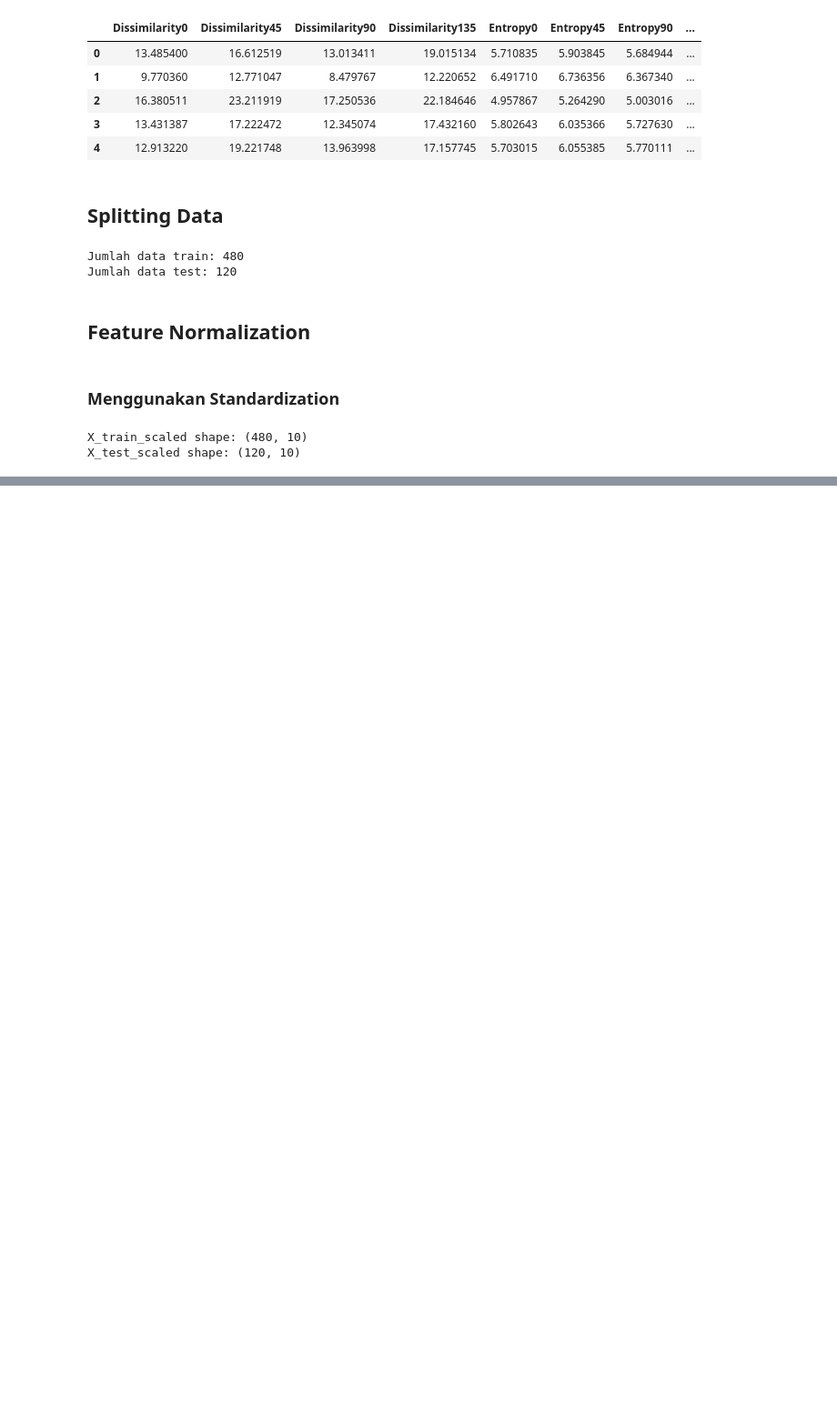
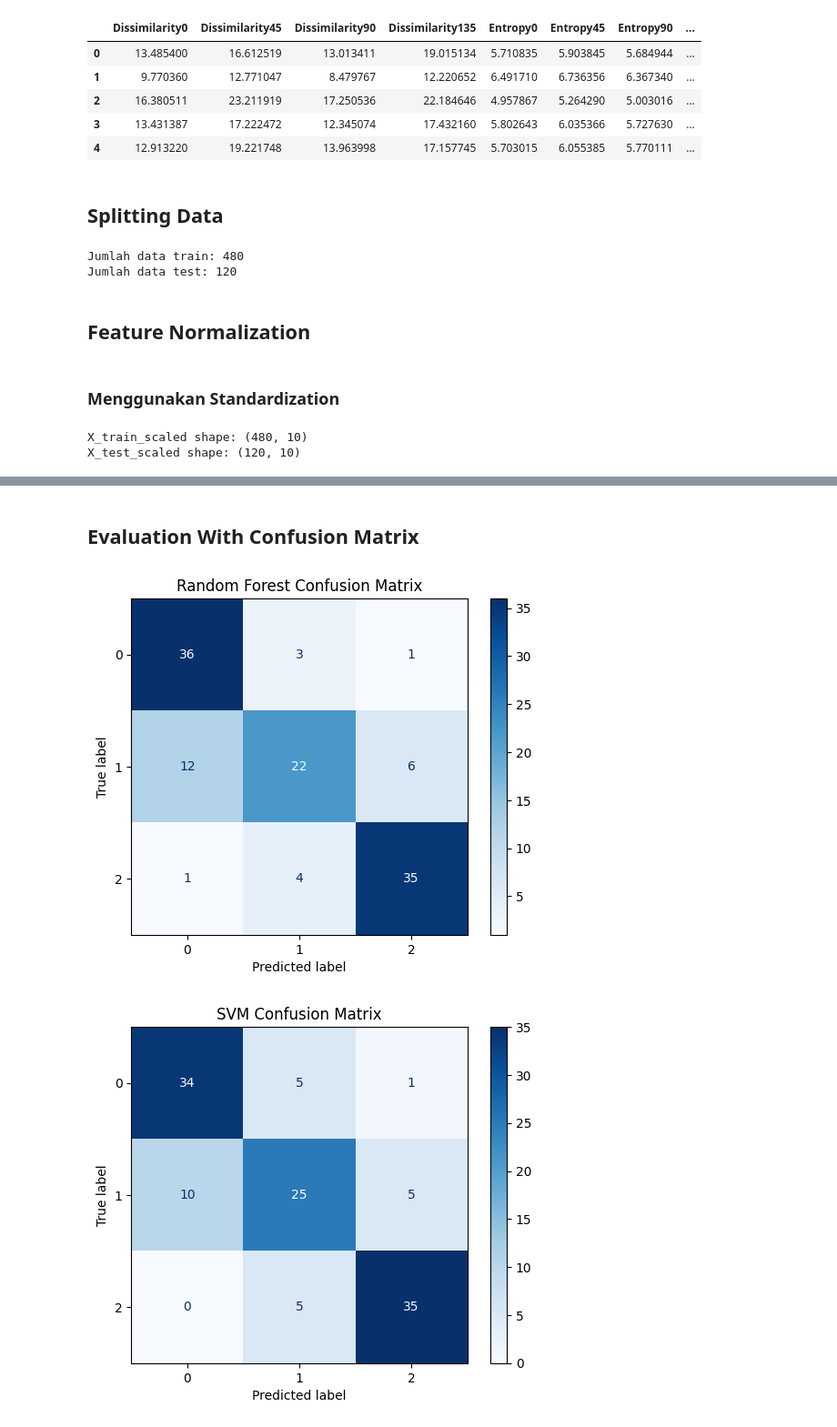
Before and after one commit to borntosleepwell/Project-PCD-Kelompok28, a Jupyter notebook: test1.ipynb, the cells around one changed output, grey strips where cells are left out. Shown at 91% size. Saved outputs shown, nothing was run; the diff lists cells and outputs as text; code cells hidden in the pictures; blank space fills up the shorter version.

```diff
--- a/test1.ipynb
+++ b/test1.ipynb
@@ -411,0 +457,13 @@ X_test_scaled shape: (120, 10)
+# %%
+# Train SVM Classifier
+svm.fit(X_train_scaled, y_train)
+
+# Make predictions and evaluate the model with the training set
+print("\n------SVM: Training Set------")
+y_pred = svm.predict(X_train_scaled)
+generateClassificationReport(y_train, y_pred)
+
+# Make predictions and evaluate the model with the testing set
+print("\n------SVM: Testing Set------")
+y_pred = svm.predict(X_test_scaled)
+generateClassificationReport(y_test, y_pred)
@@ -411,0 +490,13 @@ X_test_scaled shape: (120, 10)
+# %%
+# Train KNN Classifier
+knn.fit(X_train_scaled, y_train)
+
+# Make predictions and evaluate the model with the training set
+print("\n------KNN: Training Set------")
+y_pred = knn.predict(X_train_scaled)
+generateClassificationReport(y_train, y_pred)
+
+# Make predictions and evaluate the model with the testing set
+print("\n------KNN: Testing Set------")
+y_pred = knn.predict(X_test_scaled)
+generateClassificationReport(y_test, y_pred)
@@ -411,0 +521,21 @@ X_test_scaled shape: (120, 10)
+# %% [markdown]
+## Evaluation With Confusion Matrix
+# %%
+def plot_confusion_matrix(y_true, y_pred, title):
+    cm = confusion_matrix(y_true, y_pred)
+    disp = ConfusionMatrixDisplay(confusion_matrix=cm)
+    disp.plot(cmap=plt.cm.Blues)
+    plt.title(title)
+    plt.show()
+
+# Plot confusion matrix for Random Forest
+plot_confusion_matrix(y_test, rf.predict(X_test_scaled), "Random Forest Confusion Matrix")
+
+# Plot confusion matrix for SVM
+plot_confusion_matrix(y_test, svm.predict(X_test_scaled), "SVM Confusion Matrix")
+
+# Plot confusion matrix for KNN
+plot_confusion_matrix(y_test, knn.predict(X_test_scaled), "KNN Confusion Matrix")
+# %% [output]
+[figure, added]
+[figure, added]
```
Also changed, not shown: parts of 11 cells of this notebook.
